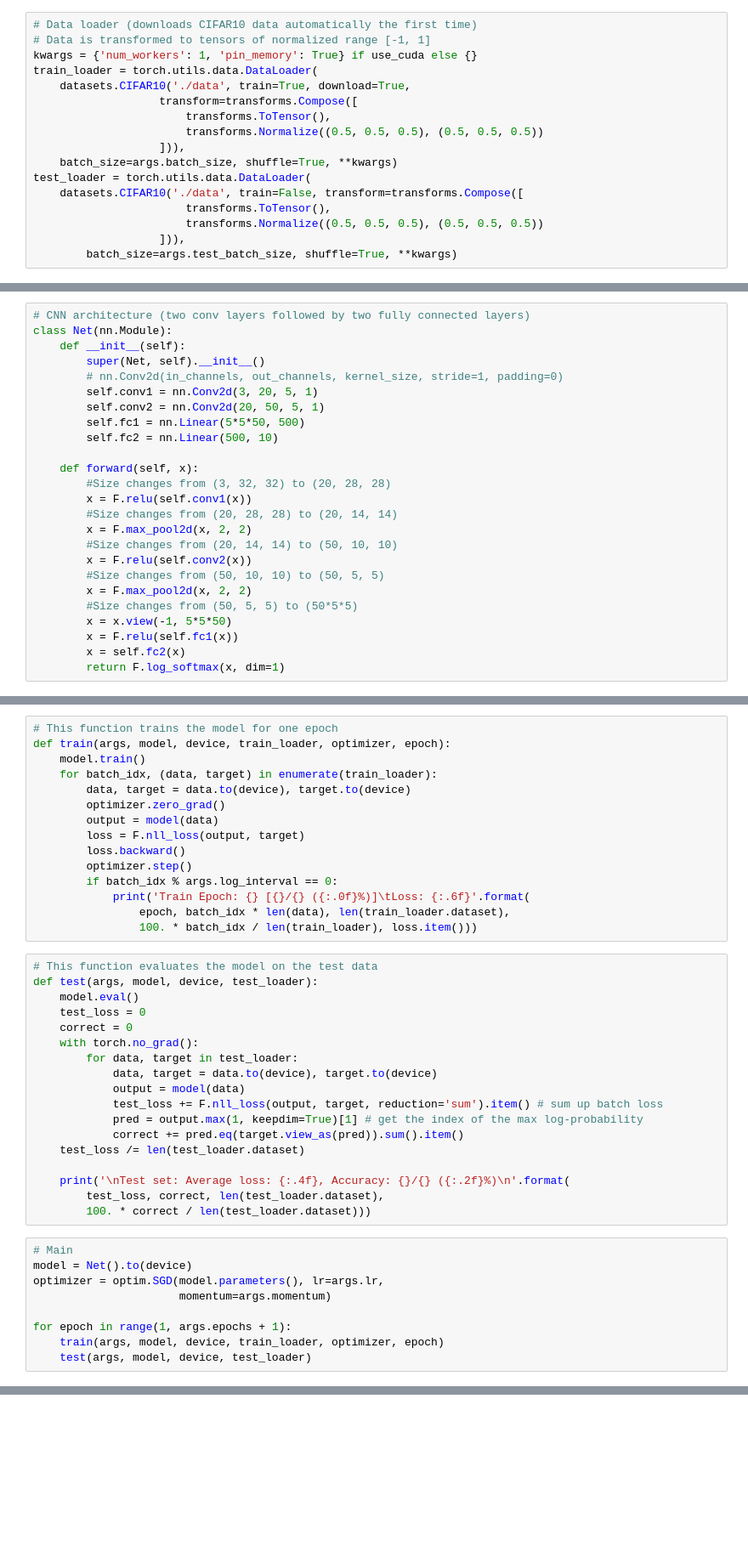
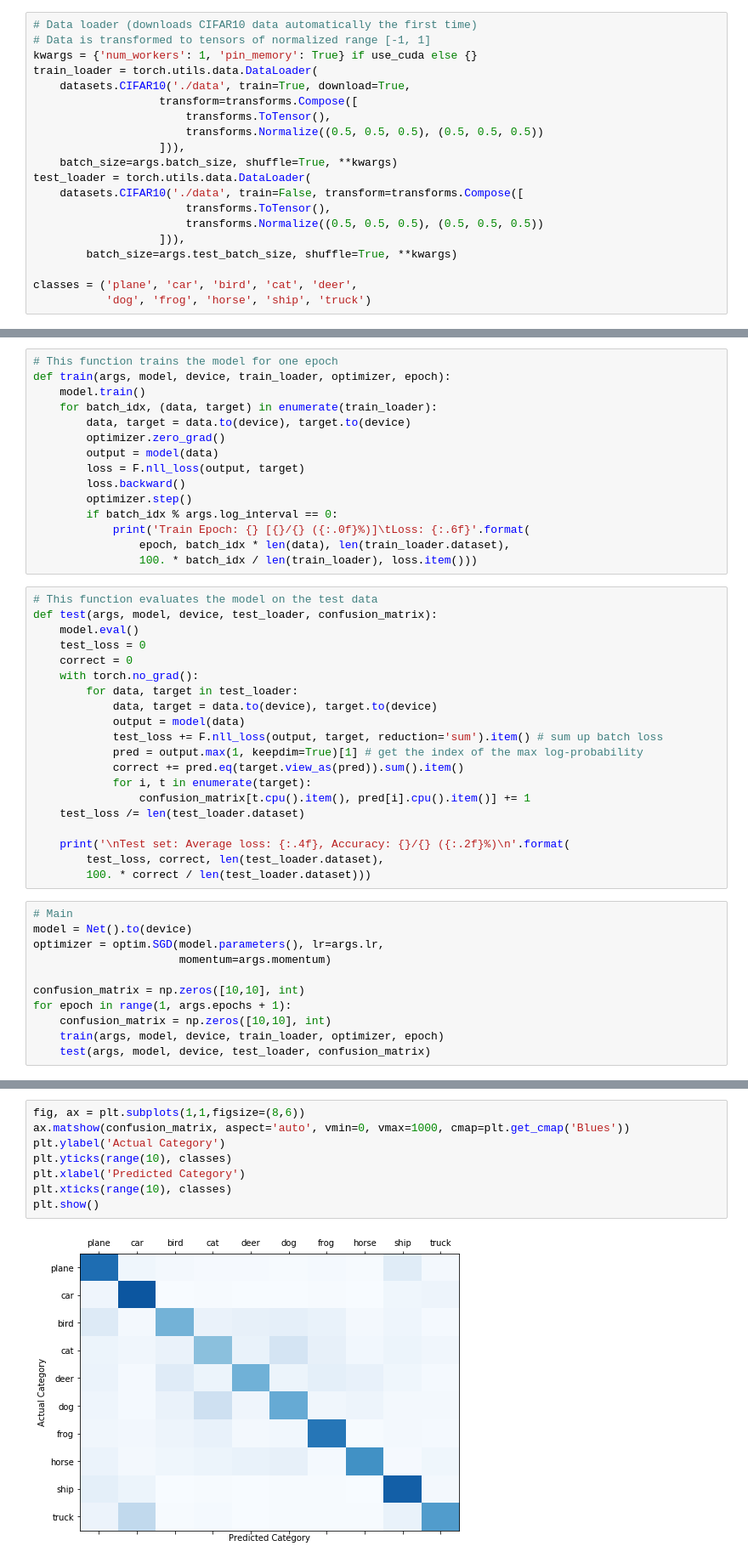
Before and after one commit to WolfgangWaltenberger/oeawai, a Jupyter notebook: CNN/CNN_task.ipynb, the cells around one changed output, grey strips where cells are left out. Shown: that part at 85% size. Cells and saved outputs as stored; diff of their text form; blank space fills up the shorter version.

```diff
--- a/CNN/CNN_task.ipynb
+++ b/CNN/CNN_task.ipynb
@@ -36,6 +37,9 @@ test_loader = torch.utils.data.DataLoader(
                        transforms.Normalize((0.5, 0.5, 0.5), (0.5, 0.5, 0.5))
                    ])),
         batch_size=args.test_batch_size, shuffle=True, **kwargs)
+
+classes = ('plane', 'car', 'bird', 'cat', 'deer',
+           'dog', 'frog', 'horse', 'ship', 'truck')
 # %% [output]
 Files already downloaded and verified
 # %%
@@ -58,28 +62,3 @@ plt.show()
 (50000, 32, 32, 3)
 Input dimension is 1024 each for the three RGB channels.
 [figure]
-# %%
-# CNN architecture (two conv layers followed by two fully connected layers)
-class Net(nn.Module):
-    def __init__(self):
-        super(Net, self).__init__()
-        # nn.Conv2d(in_channels, out_channels, kernel_size, stride=1, padding=0)
-        self.conv1 = nn.Conv2d(3, 20, 5, 1)
-        self.conv2 = nn.Conv2d(20, 50, 5, 1)
-        self.fc1 = nn.Linear(5*5*50, 500)
-        self.fc2 = nn.Linear(500, 10)
-
-    def forward(self, x):
-        #Size changes from (3, 32, 32) to (20, 28, 28)
-        x = F.relu(self.conv1(x))
-        #Size changes from (20, 28, 28) to (20, 14, 14)
-        x = F.max_pool2d(x, 2, 2)
-        #Size changes from (20, 14, 14) to (50, 10, 10)
-        x = F.relu(self.conv2(x))
-        #Size changes from (50, 10, 10) to (50, 5, 5)
-        x = F.max_pool2d(x, 2, 2)
-        #Size changes from (50, 5, 5) to (50*5*5)
-        x = x.view(-1, 5*5*50)
-        x = F.relu(self.fc1(x))
-        x = self.fc2(x)
-        return F.log_softmax(x, dim=1)
@@ -100,7 +99,7 @@ def train(args, model, device, train_loader, optimizer, epoch):
                 100. * batch_idx / len(train_loader), loss.item()))
 # %%
 # This function evaluates the model on the test data
-def test(args, model, device, test_loader):
+def test(args, model, device, test_loader, confusion_matrix):
     model.eval()
     test_loss = 0
     correct = 0
@@ -111,6 +110,8 @@ def test(args, model, device, test_loader):
             test_loss += F.nll_loss(output, target, reduction='sum').item() # sum up batch loss
             pred = output.max(1, keepdim=True)[1] # get the index of the max log-probability
             correct += pred.eq(target.view_as(pred)).sum().item()
+            for i, t in enumerate(target):
+                confusion_matrix[t.cpu().item(), pred[i].cpu().item()] += 1
     test_loss /= len(test_loader.dataset)
 
     print('\nTest set: Average loss: {:.4f}, Accuracy: {}/{} ({:.2f}%)\n'.format(
@@ -122,7 +123,9 @@ model = Net().to(device)
 optimizer = optim.SGD(model.parameters(), lr=args.lr,
                       momentum=args.momentum)
 
+confusion_matrix = np.zeros([10,10], int)
 for epoch in range(1, args.epochs + 1):
+    confusion_matrix = np.zeros([10,10], int)
     train(args, model, device, train_loader, optimizer, epoch)
-    test(args, model, device, test_loader)
+    test(args, model, device, test_loader, confusion_matrix)
 # %% [output]
@@ -145,0 +165,10 @@ Test set: Average loss: 1.2742, Accuracy: 5489/10000 (54.89%)
+# %%
+fig, ax = plt.subplots(1,1,figsize=(8,6))
+ax.matshow(confusion_matrix, aspect='auto', vmin=0, vmax=1000, cmap=plt.get_cmap('Blues'))
+plt.ylabel('Actual Category')
+plt.yticks(range(10), classes)
+plt.xlabel('Predicted Category')
+plt.xticks(range(10), classes)
+plt.show()
+# %% [output]
+[figure, added]
```
Also changed, not shown: parts of 6 cells of this notebook, 3 other files.
